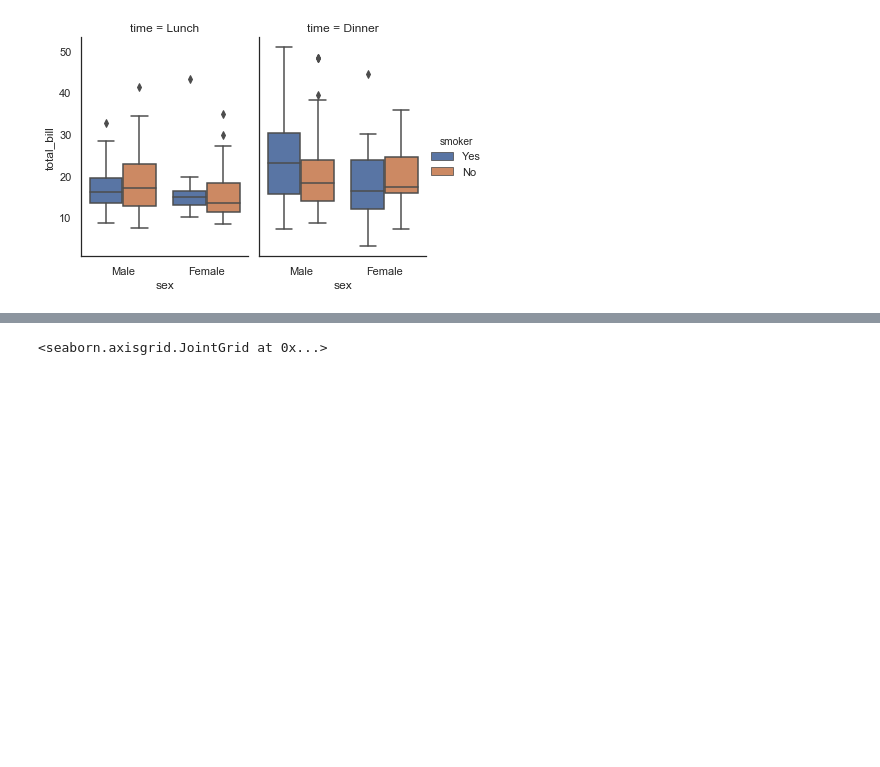
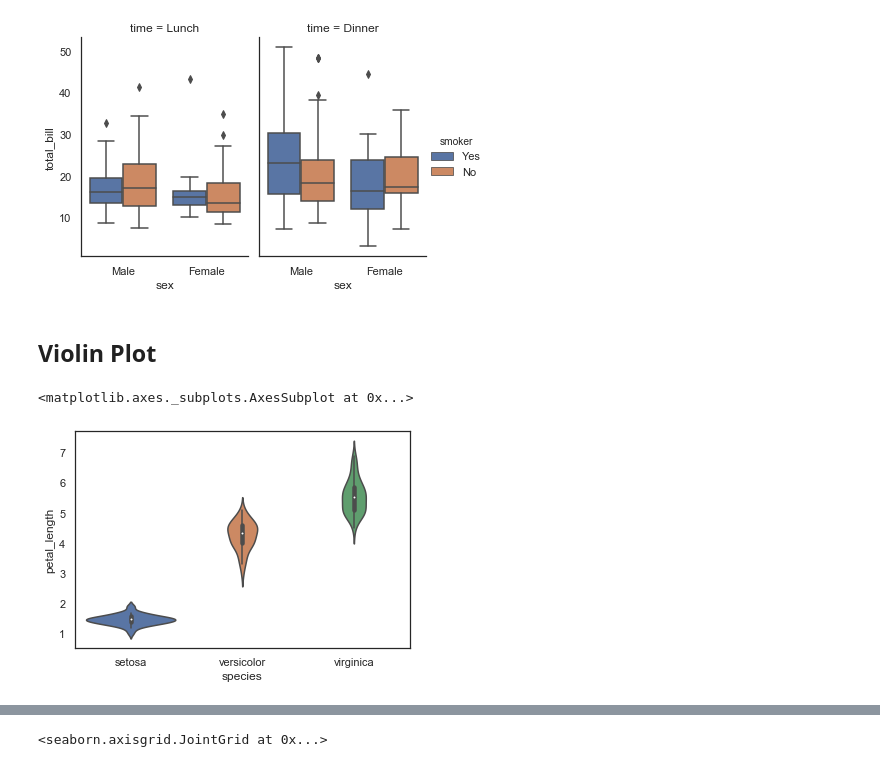
Before and after one commit to starnlm/Python-Practice, a Jupyter notebook: Visualization.ipynb, the cells around one changed output, grey strips where cells are left out. Saved outputs shown, nothing was run; the diff lists cells and outputs as text; code cells hidden in the pictures; blank space fills up the shorter version.

```diff
--- a/Visualization.ipynb
+++ b/Visualization.ipynb
@@ -105,3 +115,10 @@ sns.catplot(x='sex', y ='total_bill',
 # %% [output]
 <seaborn.axisgrid.FacetGrid at 0x...>
 [figure]
+# %% [markdown]
+## Violin Plot
+# %%
+sns.violinplot(x = 'species', y = 'petal_length', data = iris, size = 7)
+# %% [output]
+<matplotlib.axes._subplots.AxesSubplot at 0x...>
+[figure, added]
```
Also changed, not shown: parts of 11 cells of this notebook, 1 other file.
